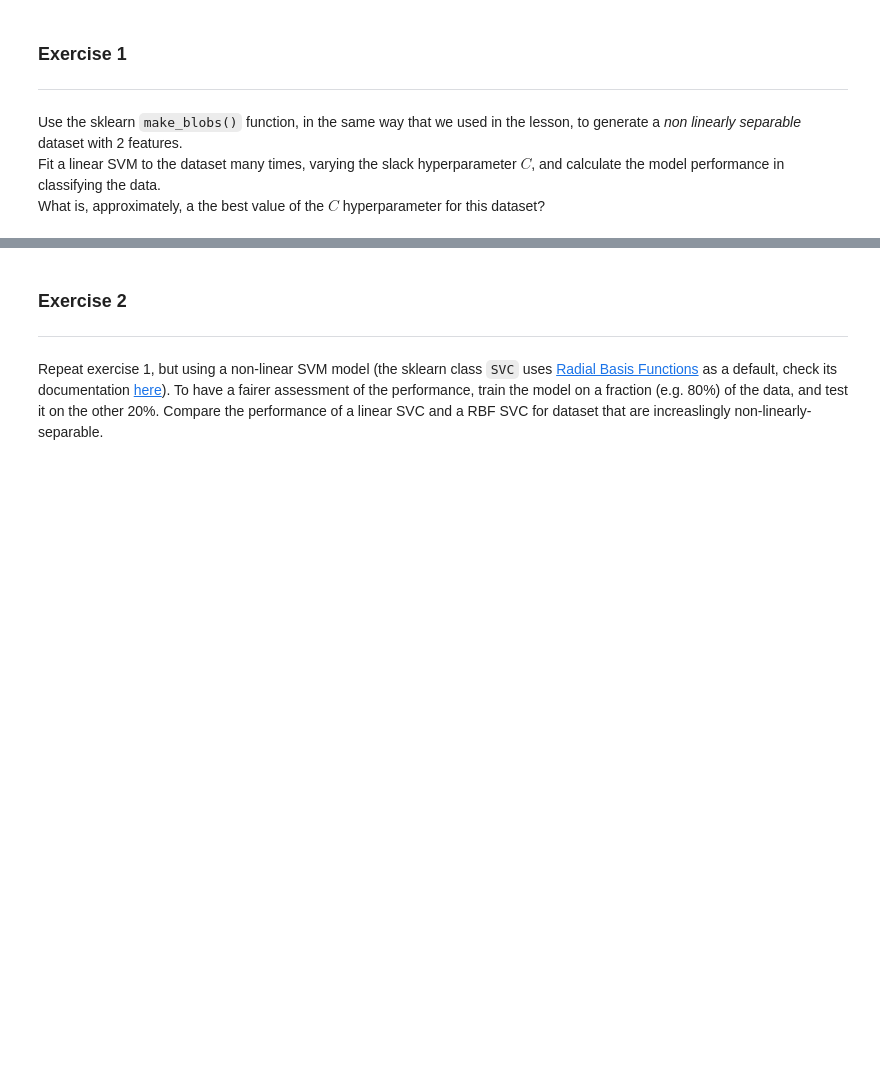
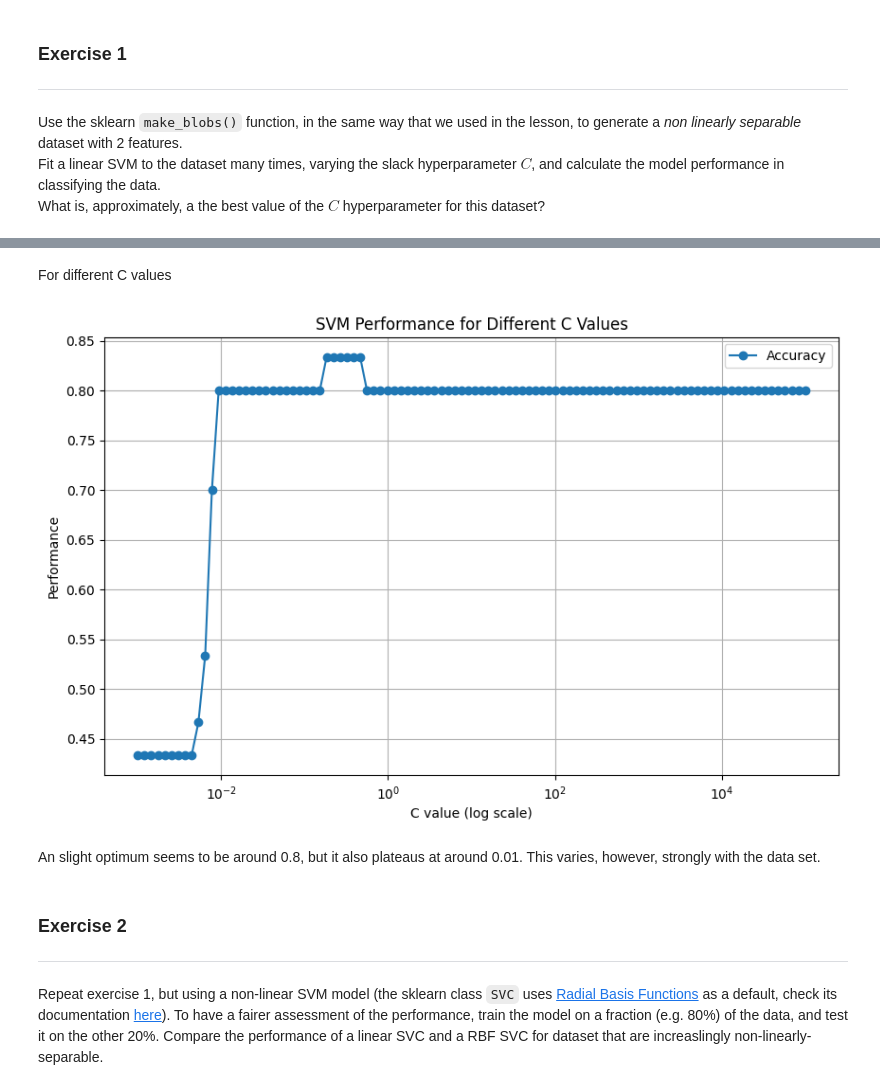
Before and after one commit to xamweil/population-methods, a Jupyter notebook: 02-SVM-decoding/exercises.ipynb, the cells around one changed output, grey strips where cells are left out. Drawn from its saved outputs; the diff is of its cells as text; code cells hidden in the pictures; blank space fills up the shorter version.

```diff
--- a/02-SVM-decoding/exercises.ipynb
+++ b/02-SVM-decoding/exercises.ipynb
@@ -9,3 +45,39 @@ What is, approximately, a the best value of the $C$ hyperparameter for this data
+# %% [markdown]
+For different C values
+# %%
+X_train, X_test, y_train, y_test = train_test_split(X_nsep, y_nsep, test_size=0.3, random_state=42)
+
+# Define a range of C values to test
+C_values = np.logspace(-3, 5, 100)
+
+accuracy_scores = []
+misclassification_rates = []
+
+# Fit a linear SVM for each value of C and calculate the misclassification rate
+for C in C_values:
+    svc_model = SVC(kernel='linear', C=C)
+    svc_model.fit(X_train, y_train)
+    y_pred = svc_model.predict(X_test)
+    accuracy = accuracy_score(y_test, y_pred)
+    misclassification_rate = 1 - accuracy
+    accuracy_scores.append(accuracy)
+    misclassification_rates.append(misclassification_rate)
+
+# Plot the accuracy scores and misclassification rates for different values of C
+plt.figure(figsize=(10, 6))
+plt.plot(C_values, accuracy_scores, marker='o', label='Accuracy')
+
+plt.xscale('log')
+plt.xlabel('C value (log scale)')
+plt.ylabel('Performance')
+plt.title('SVM Performance for Different C Values')
+plt.legend()
+plt.grid(True)
+plt.show()
+# %% [output]
+[figure, added]
+# %% [markdown]
+An slight optimum seems to be around 0.8, but it also plateaus at around 0.01. This varies, however, strongly with the data set.
 # %% [markdown]
 ### Exercise 2
 ---
```
Also changed, not shown: parts of 4 cells of this notebook.
